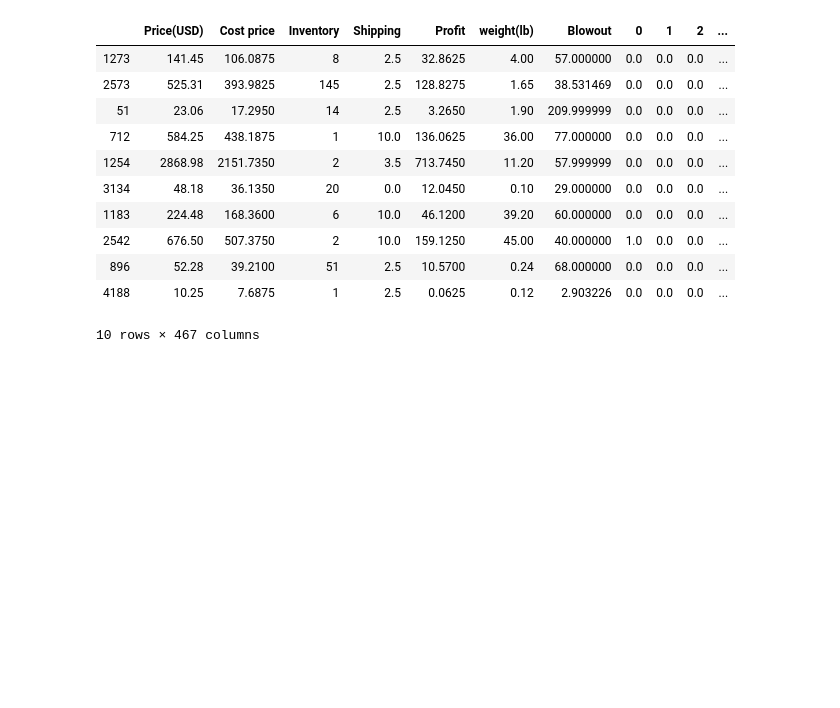
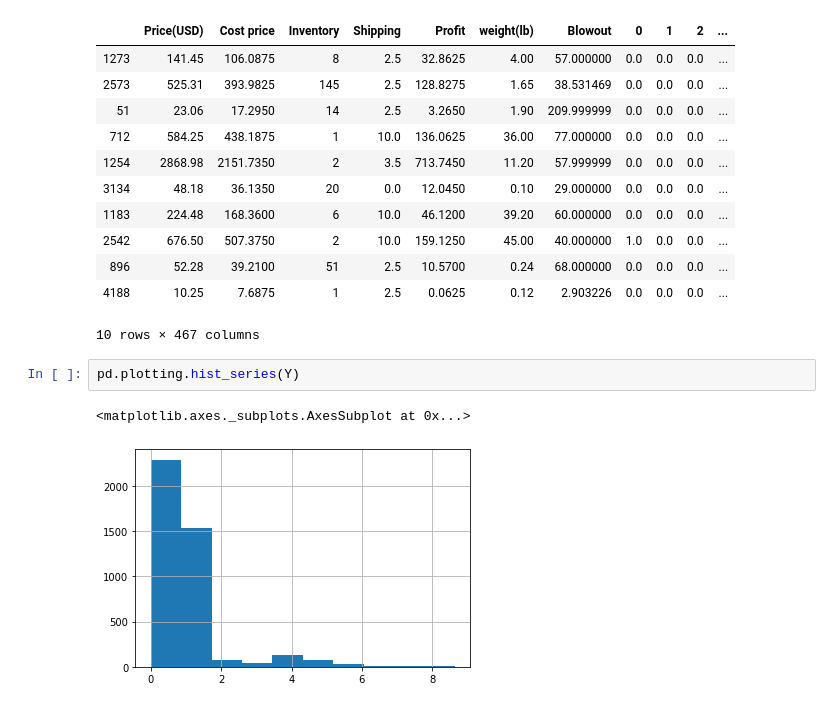
Before and after one commit to Shrikantsamarth/optimization-of-warehouses-by-implementation-of-machine-learning-methodologies, a Jupyter notebook: Thessis/Blowout Prediction (Model only).ipynb, the cells around one changed output. Drawn from its saved outputs; the diff is of its cells as text; blank space fills up the shorter version.

```diff
--- a/Thessis/Blowout Prediction (Model only).ipynb
+++ b/Thessis/Blowout Prediction (Model only).ipynb
@@ -302,3 +271,8 @@ See the caveats in the documentation: http://pandas.pydata.org/pandas-docs/stabl
 | 896 | 52.28 | 39.2100 | 51 | 2.5 | 10.5700 | 0.24 | 68.000000 | 0.0 | 0.0 | 0.0 | ... |
 | 4188 | 10.25 | 7.6875 | 1 | 2.5 | 0.0625 | 0.12 | 2.903226 | 0.0 | 0.0 | 0.0 | ... |
 10 rows × 467 columns
+# %%
+pd.plotting.hist_series(Y)
+# %% [output]
+<matplotlib.axes._subplots.AxesSubplot at 0x...>
+[figure, added]
```
Also changed, not shown: parts of 15 cells of this notebook.
